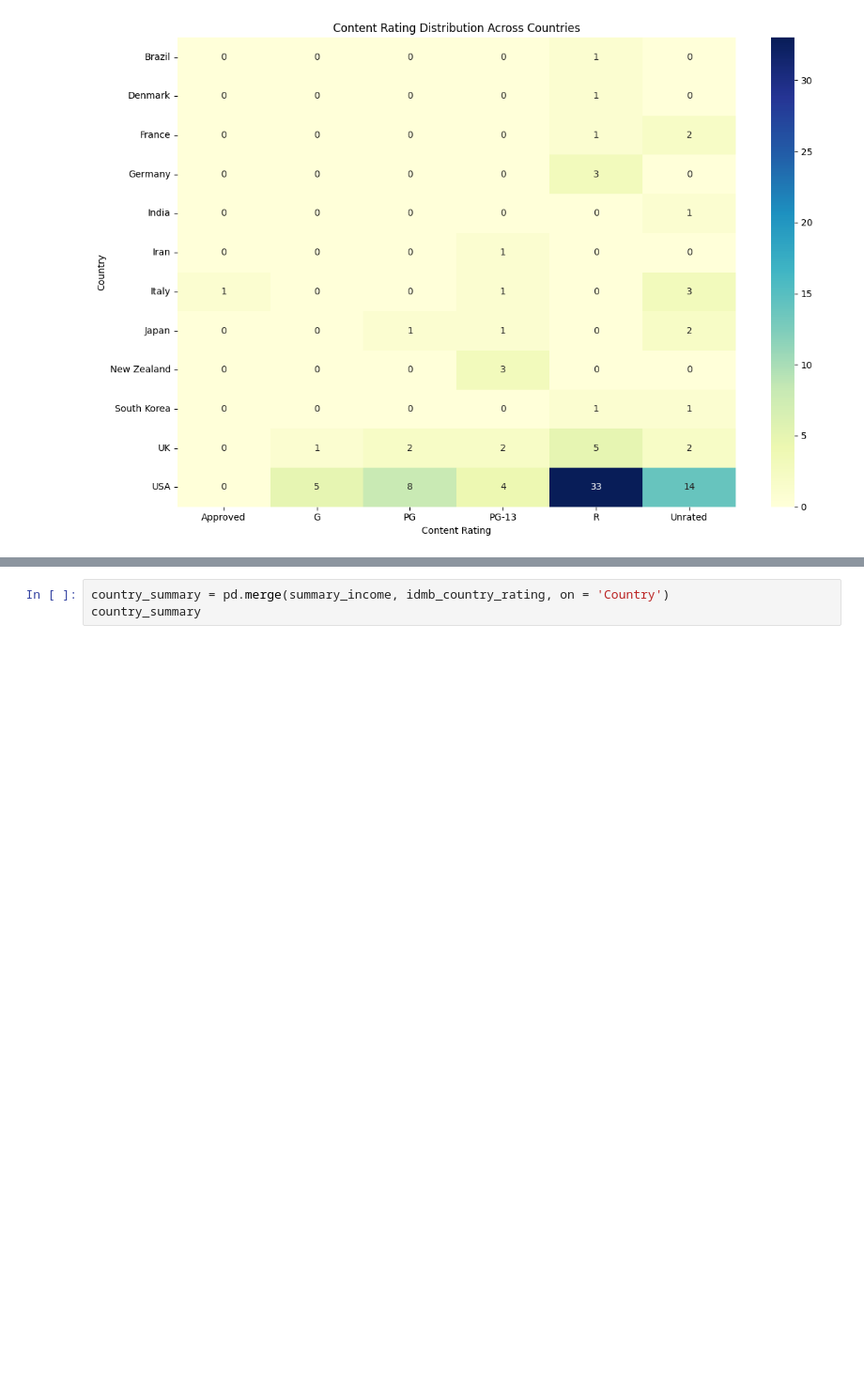
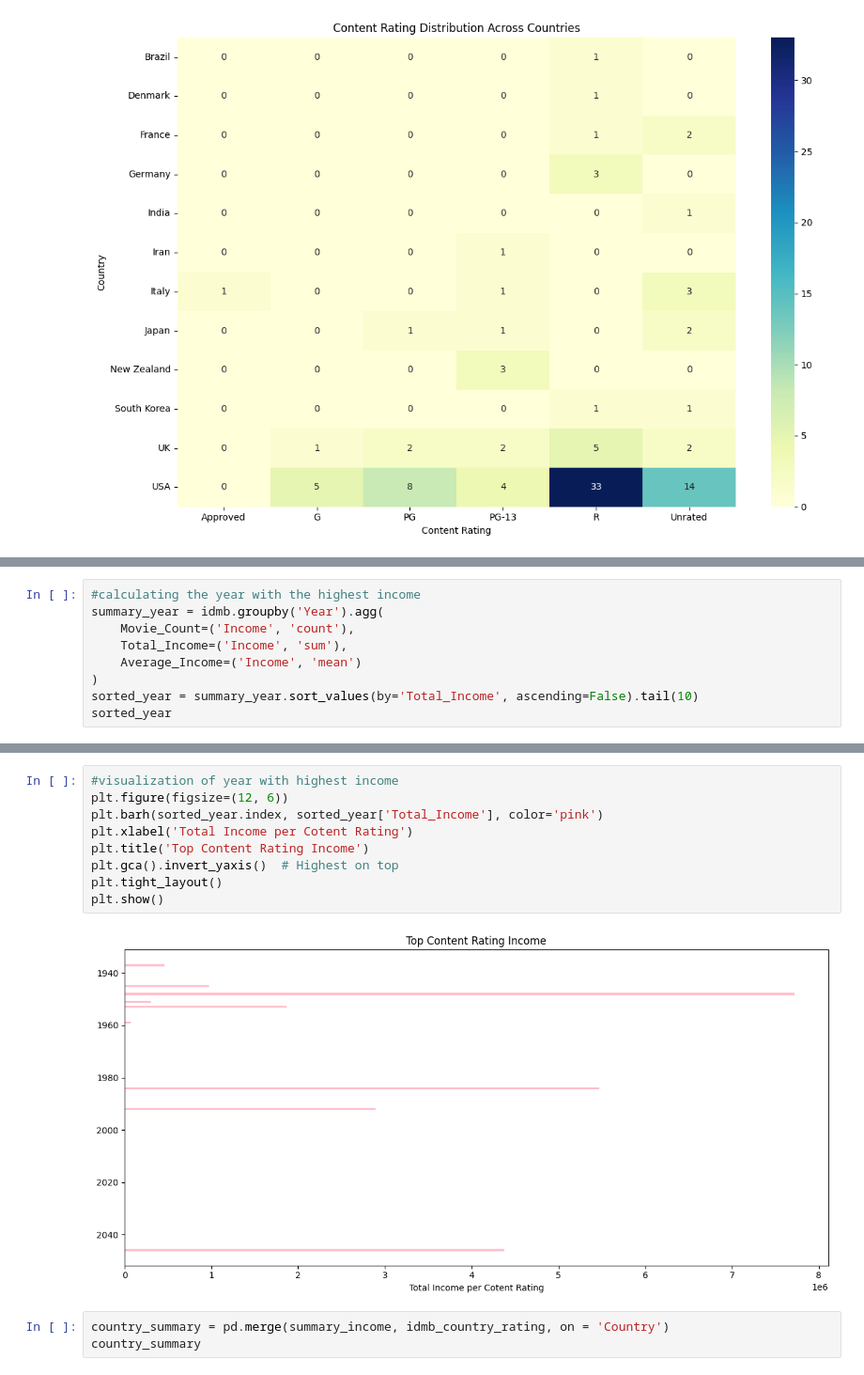
Before and after one commit to AyaUchiv/IDMB_MOVIE_DATASET, a Jupyter notebook: ANALYSIS/idmb_analysis.ipynb, the cells around one changed output, grey strips where cells are left out. Shown at 94% size. Saved outputs shown, nothing was run; the diff lists cells and outputs as text; blank space fills up the shorter version.

```diff
--- a/ANALYSIS/idmb_analysis.ipynb
+++ b/ANALYSIS/idmb_analysis.ipynb
@@ -154,0 +152,9 @@ plt.show()
+# %%
+#calculating the year with the highest income
+summary_year = idmb.groupby('Year').agg(
+    Movie_Count=('Income', 'count'),
+    Total_Income=('Income', 'sum'),
+    Average_Income=('Income', 'mean')
+)
+sorted_year = summary_year.sort_values(by='Total_Income', ascending=False).tail(10)
+sorted_year
@@ -155,3 +174,14 @@ plt.show()
+# %%
+#visualization of year with highest income
+plt.figure(figsize=(12, 6))
+plt.barh(sorted_year.index, sorted_year['Total_Income'], color='pink')
+plt.xlabel('Total Income per Cotent Rating')
+plt.title('Top Content Rating Income')
+plt.gca().invert_yaxis()  # Highest on top
+plt.tight_layout()
+plt.show()
+# %% [output]
+[figure, added]
 # %%
 country_summary = pd.merge(summary_income, idmb_country_rating, on = 'Country')
 country_summary
```
Also changed, not shown: parts of 10 cells of this notebook.
